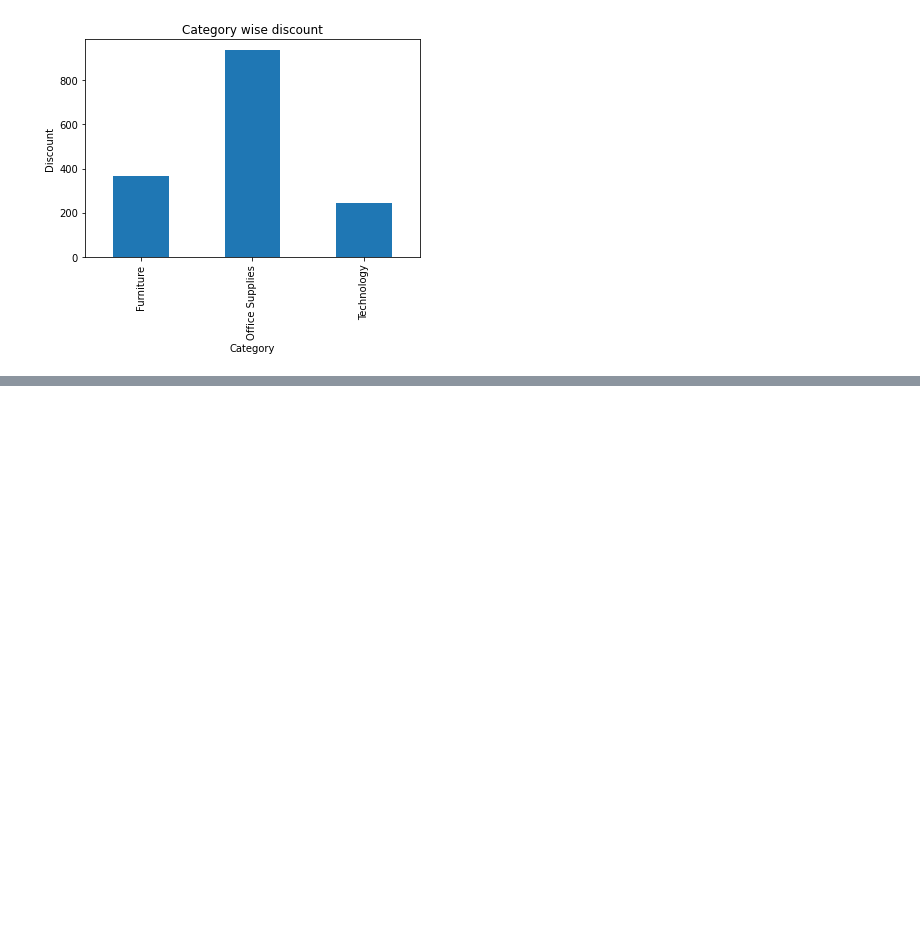
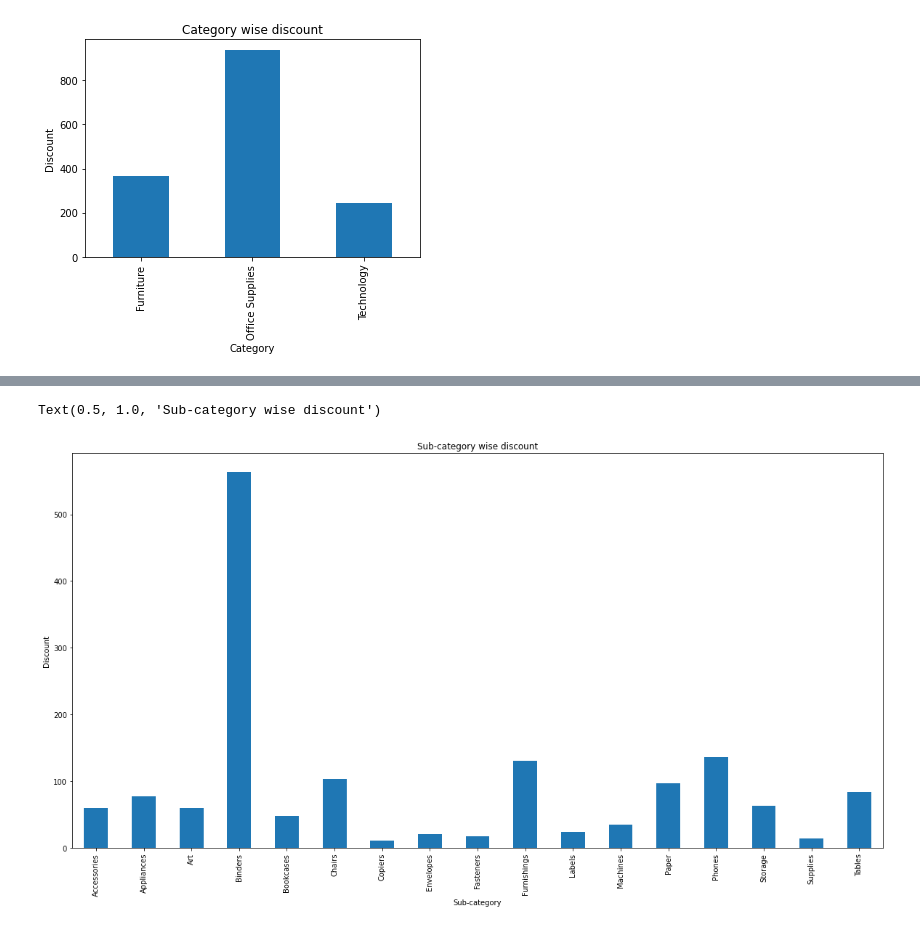
Before and after one commit to hetshah13/THE-SPARK-FOUNDATION-INTERNSHIP, a Jupyter notebook: Task3.ipynb, the cells around one changed output, grey strips where cells are left out. Drawn from its saved outputs; the diff is of its cells as text; code cells hidden in the pictures; blank space fills up the shorter version.

```diff
--- a/Task3.ipynb
+++ b/Task3.ipynb
@@ -387,0 +400,9 @@ Text(0.5, 1.0, 'Category wise discount')
+# %%
+plt.figure(figsize=(20,10))
+df.groupby("Sub-Category")["Discount"].sum().plot(kind="bar")
+plt.xlabel("Sub-category")
+plt.ylabel("Discount")
+plt.title("Sub-category wise discount")
+# %% [output]
+Text(0.5, 1.0, 'Sub-category wise discount')
+[figure, added]
```
Also changed, not shown: parts of 12 cells of this notebook.
